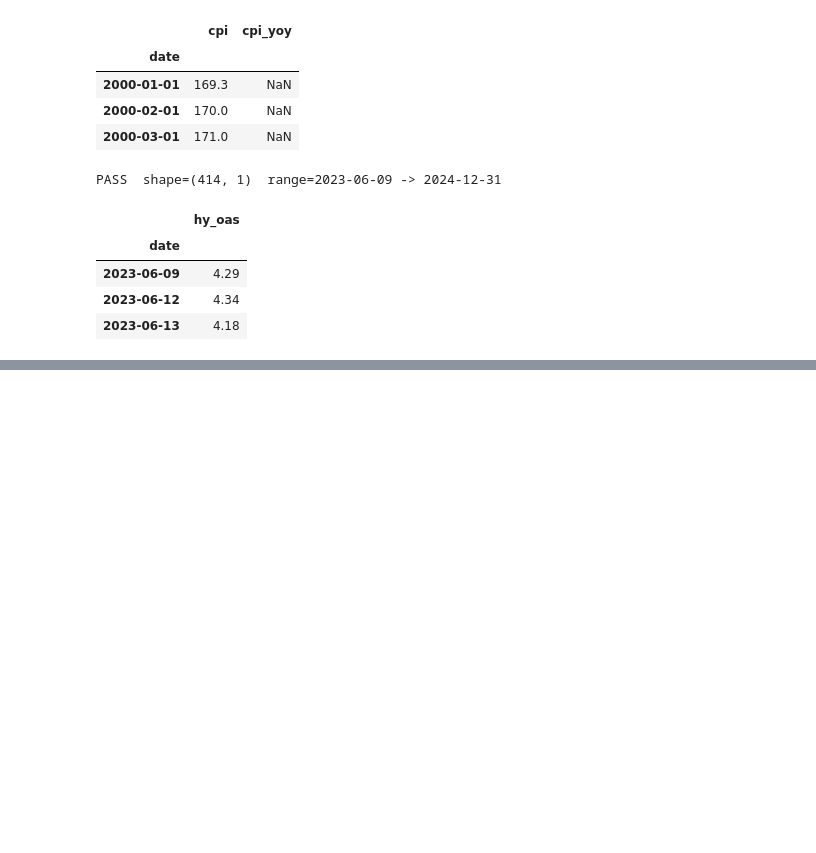
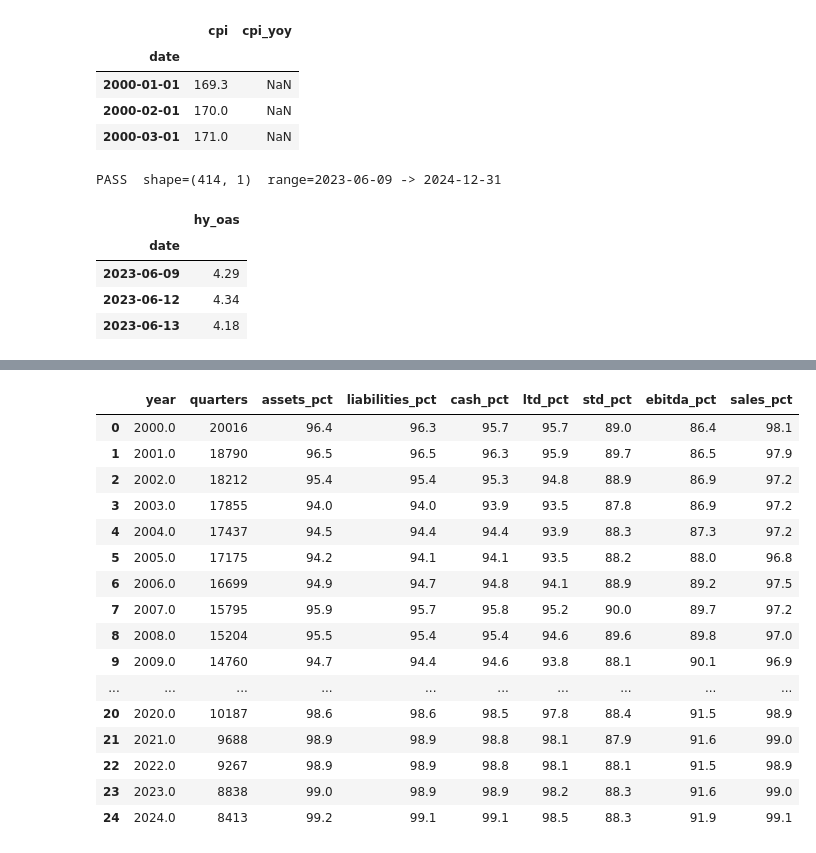
Before and after one commit to harshk2402/DynamicPD-CLO, a Jupyter notebook: test.ipynb, the cells around one changed output, grey strips where cells are left out. Cells and saved outputs as stored; diff of their text form; code cells hidden in the pictures; blank space fills up the shorter version.

```diff
--- a/test.ipynb
+++ b/test.ipynb
@@ -102,0 +340,10 @@ PASS  shape=(414, 1)  range=2023-06-09 -> 2024-12-31
+# %%
+cols = db.query("""
+SELECT *
+FROM dealscan.dealscan
+LIMIT 1
+""").columns
+
+for c in cols:
+    if any(x in c.lower() for x in ['borrower', 'company', 'gvkey', 'cusip', 'ticker', 'facility', 'package', 'loanconnector']):
+        print(c)
@@ -102,0 +990,77 @@ PASS  shape=(414, 1)  range=2023-06-09 -> 2024-12-31
+# %%
+db._db.connection.rollback()
+
+display(db.query("""
+WITH borrower_gvkeys AS (
+    SELECT DISTINCT g.gvkey
+    FROM wrdsapps_link_dealscan_wscope.dswslink d
+    JOIN ciq.wrds_cusip c
+      ON d.cusip = c.cusip
+    JOIN ciq.wrds_gvkey g
+      ON c.companyid = g.companyid
+    WHERE g.gvkey IS NOT NULL
+),
+
+panel AS (
+    SELECT
+        gvkey,
+        EXTRACT(YEAR FROM datadate) AS year,
+        atq,
+        ltq,
+        cheq,
+        dlttq,
+        dlcq,
+        oibdpq,
+        saleq
+    FROM comp.fundq
+    WHERE gvkey IN (SELECT gvkey FROM borrower_gvkeys)
+
+    UNION ALL
+
+    SELECT
+        gvkey,
+        EXTRACT(YEAR FROM datadate) AS year,
+        atq,
+        ltq,
+        cheq,
+        dlttq,
+        dlcq,
+        oibdpq,
+        saleq
+    FROM comp.g_fundq
+    WHERE gvkey IN (SELECT gvkey FROM borrower_gvkeys)
+)
+
+SELECT
+    year,
+    COUNT(*) AS quarters,
+    ROUND(100.0 * AVG(CASE WHEN atq IS NOT NULL THEN 1 ELSE 0 END),1) AS assets_pct,
+    ROUND(100.0 * AVG(CASE WHEN ltq IS NOT NULL THEN 1 ELSE 0 END),1) AS liabilities_pct,
+    ROUND(100.0 * AVG(CASE WHEN cheq IS NOT NULL THEN 1 ELSE 0 END),1) AS cash_pct,
+    ROUND(100.0 * AVG(CASE WHEN dlttq IS NOT NULL THEN 1 ELSE 0 END),1) AS ltd_pct,
+    ROUND(100.0 * AVG(CASE WHEN dlcq IS NOT NULL THEN 1 ELSE 0 END),1) AS std_pct,
+    ROUND(100.0 * AVG(CASE WHEN oibdpq IS NOT NULL THEN 1 ELSE 0 END),1) AS ebitda_pct,
+    ROUND(100.0 * AVG(CASE WHEN saleq IS NOT NULL THEN 1 ELSE 0 END),1) AS sales_pct
+FROM panel
+WHERE year BETWEEN 2000 AND 2024
+GROUP BY year
+ORDER BY year
+"""))
+# %% [output]
+|  | year | quarters | assets_pct | liabilities_pct | cash_pct | ltd_pct | std_pct | ebitda_pct | sales_pct |
+| 0 | 2000.0 | 20016 | 96.4 | 96.3 | 95.7 | 95.7 | 89.0 | 86.4 | 98.1 |
+| 1 | 2001.0 | 18790 | 96.5 | 96.5 | 96.3 | 95.9 | 89.7 | 86.5 | 97.9 |
+| 2 | 2002.0 | 18212 | 95.4 | 95.4 | 95.3 | 94.8 | 88.9 | 86.9 | 97.2 |
+| 3 | 2003.0 | 17855 | 94.0 | 94.0 | 93.9 | 93.5 | 87.8 | 86.9 | 97.2 |
+| 4 | 2004.0 | 17437 | 94.5 | 94.4 | 94.4 | 93.9 | 88.3 | 87.3 | 97.2 |
+| 5 | 2005.0 | 17175 | 94.2 | 94.1 | 94.1 | 93.5 | 88.2 | 88.0 | 96.8 |
+| 6 | 2006.0 | 16699 | 94.9 | 94.7 | 94.8 | 94.1 | 88.9 | 89.2 | 97.5 |
+| 7 | 2007.0 | 15795 | 95.9 | 95.7 | 95.8 | 95.2 | 90.0 | 89.7 | 97.2 |
+| 8 | 2008.0 | 15204 | 95.5 | 95.4 | 95.4 | 94.6 | 89.6 | 89.8 | 97.0 |
+| 9 | 2009.0 | 14760 | 94.7 | 94.4 | 94.6 | 93.8 | 88.1 | 90.1 | 96.9 |
+| ... | ... | ... | ... | ... | ... | ... | ... | ... | ... |
+| 20 | 2020.0 | 10187 | 98.6 | 98.6 | 98.5 | 97.8 | 88.4 | 91.5 | 98.9 |
+| 21 | 2021.0 | 9688 | 98.9 | 98.9 | 98.8 | 98.1 | 87.9 | 91.6 | 99.0 |
+| 22 | 2022.0 | 9267 | 98.9 | 98.9 | 98.8 | 98.1 | 88.1 | 91.5 | 98.9 |
+| 23 | 2023.0 | 8838 | 99.0 | 98.9 | 98.9 | 98.2 | 88.3 | 91.6 | 99.0 |
+| 24 | 2024.0 | 8413 | 99.2 | 99.1 | 99.1 | 98.5 | 88.3 | 91.9 | 99.1 |
```
Also changed, not shown: parts of 72 cells of this notebook, 4 other files.
